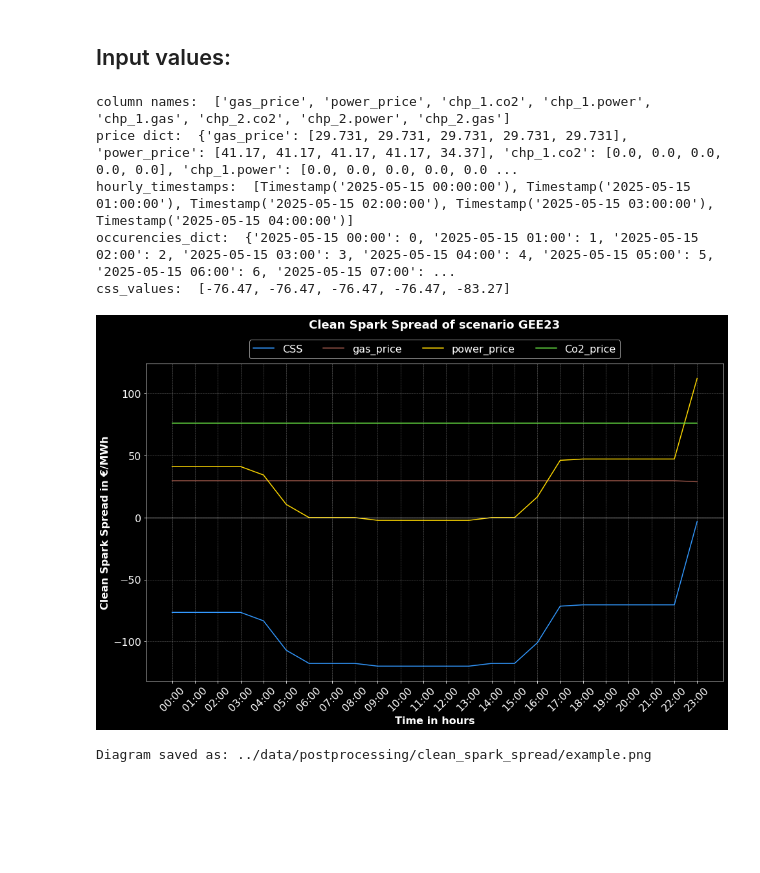
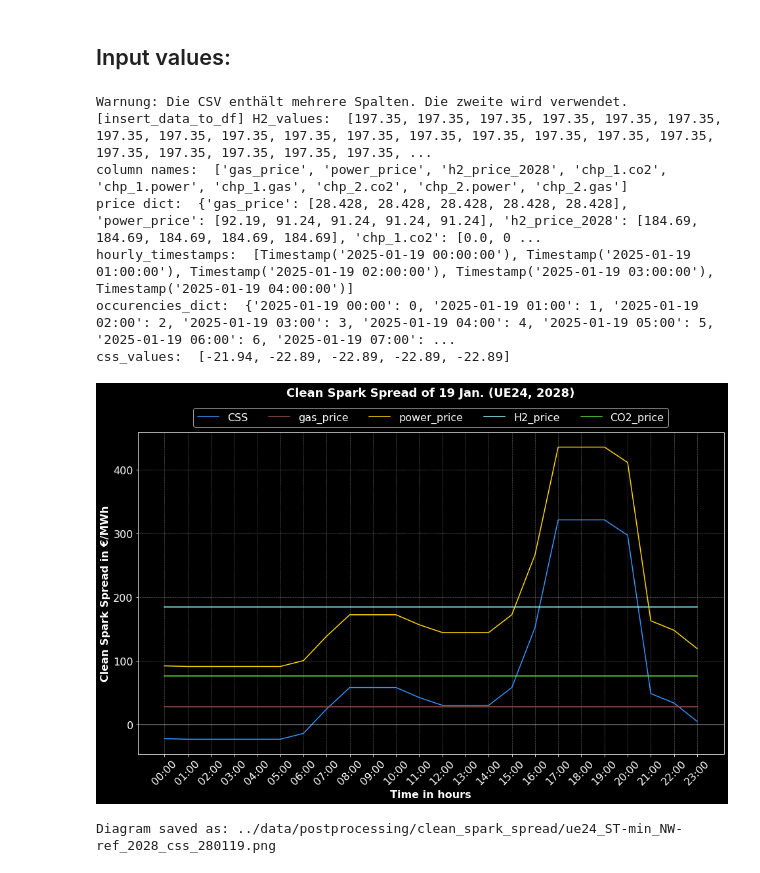
Before and after one commit to HTWK-Interconnected-Energy-Systems/BURN4H2, a Jupyter notebook: postprocessing/clean_spark_spread.ipynb, the cells around one changed output. Cells and saved outputs as stored; diff of their text form; code cells hidden in the pictures; blank space fills up the shorter version.

```diff
--- a/postprocessing/clean_spark_spread.ipynb
+++ b/postprocessing/clean_spark_spread.ipynb
@@ -481,21 +533,23 @@ def save_plot(
 # %%
 
 # 1 ! Definition Pathes, file and folder names for diagram:!
-filename = 'example.png'
+filename = 'ue24_ST-min_NW-ref_2028_css_280119.png'
 output_folder_name = 'clean_spark_spread'
 colors_filename = "assigned_colors.json"
-INPUT_PATH = '../data/output/gee23_ST-min_NW-ref_2028_output_cleaned.csv'
+INPUT_PATH = '../data/output/ue24_ST-min_NW-ref_2028/ue24_ST-min_NW-ref_2028_0h2_output.csv'
+H2_POWER_CSV_PATH = '../data/input/prices/ue24/h2_price_2028.csv'
 OUTPUT_PATH = '../data/postprocessing/' + output_folder_name
 
 # 2 ! time data: !
-start_time = "2025-05-15 00:00"
-end_time = "2025-05-15 23:00"
+start_time = "2025-01-19 00:00"
+end_time = "2025-01-19 23:00"
 granularity = 'hour'
 
 # 3 ! asset data: !
 my_assets = ('chp_1', 'chp_2') # only assets with co2 variable
 key_gas_price = 'gas_price' # from csv
 key_power_price = 'power_price' # from csv
+key_h2_price = 'h2_price_2028'
 
 # 4 ! Constant price parameter: !
 P_CO2 = 76 # € / t
@@ -504,6 +558,7 @@ ALPHA = 1.107
 BETA = 0.2016
 
 # 5 Plot constants:
+scenario_title = "19 Jan. (UE24, 2028)"
 title_size = 18
 fontsize = 16
 
@@ -522,7 +577,7 @@ colors_dict = {
         0.0,
         1.0
     ],
-    "Co2_price": [
+    "CO2_price": [
         0.3882352941,
         0.8470588235,
         0.2509803922,
@@ -533,14 +588,21 @@ colors_dict = {
         0.6,
         1.0,
         1.0
+    ],
+    "h2_price_2028": [
+        0.5960784314,
+        0.9607843137,
+        1.0,
+        1.0
     ]
 }
 # %%
 if __name__ == "__main__":
     #TODO: kürzen in Wrapper!
     input_csv = load_csv_results_in_df(input_path=INPUT_PATH)
+    df_adjusted = insert_data_to_df(input_df=input_csv, csv_filepath=H2_POWER_CSV_PATH)
     df_with_time = add_timestamp_and_filter(
-    input_df = input_csv,
+    input_df = df_adjusted,
     start_time = start_time,
     end_time = end_time,
     time_column = 'date'
@@ -550,7 +612,8 @@ if __name__ == "__main__":
     time_filtered_df = df_with_time,
     assets = my_assets,
     key_gas_price = key_gas_price,
-    key_power_price = key_power_price
+    key_power_price = key_power_price,
+    key_h2_price = key_h2_price
     )
     trimmed_price_dict = {key: value[:5] for key, value in price_dict.items()}
     print("price dict: ", trimmed_price_dict)
@@ -560,38 +623,42 @@ if __name__ == "__main__":
     )
     print("hourly_timestamps: ", hourly_timestamps[:5])
     print("occurencies_dict: ", occurencies_dict)
     css_values = calculate_css(
     price_dict = price_dict,
     key_gas_price = key_gas_price,
     key_electr_price = key_power_price,
     P_CO2=P_CO2,
     eta_el = ETA_EL,
     alpha = ALPHA,
     beta = BETA)
     print("css_values: ", css_values[:5])
     fig = plot_css(
     y_values = css_values,
     x_values = hourly_timestamps,
     granularity = granularity,
     x_axis_occurencies =occurencies_dict,
     title_size=title_size,
     fontsize = fontsize,
     colors_dict = colors_dict,
     other_cost_data = price_dict,
     key_gas_price = key_gas_price,
     key_power_price = key_power_price,
-    P_CO2 = P_CO2
+    key_h2_price=key_h2_price,
+    P_CO2 = P_CO2,
+    scenario_title=scenario_title
     )
 save_plot(
         fig=fig,
         output_path=OUTPUT_PATH,
         filename=filename
     )
 # %% [output]
-column names:  ['gas_price', 'power_price', 'chp_1.co2', 'chp_1.power', 'chp_1.gas', 'chp_2.co2', 'chp_2.power', 'chp_2.gas']
-price dict:  {'gas_price': [29.731, 29.731, 29.731, 29.731, 29.731], 'power_price': [41.17, 41.17, 41.17, 41.17, 34.37], 'chp_1.co2': [0.0, 0.0, 0.0, 0.0, 0.0], 'chp_1.power': [0.0, 0.0, 0.0, 0.0, 0.0 ...
-hourly_timestamps:  [Timestamp('2025-05-15 00:00:00'), Timestamp('2025-05-15 01:00:00'), Timestamp('2025-05-15 02:00:00'), Timestamp('2025-05-15 03:00:00'), Timestamp('2025-05-15 04:00:00')]
-occurencies_dict:  {'2025-05-15 00:00': 0, '2025-05-15 01:00': 1, '2025-05-15 02:00': 2, '2025-05-15 03:00': 3, '2025-05-15 04:00': 4, '2025-05-15 05:00': 5, '2025-05-15 06:00': 6, '2025-05-15 07:00': ...
-css_values:  [-76.47, -76.47, -76.47, -76.47, -83.27]
+Warnung: Die CSV enthält mehrere Spalten. Die zweite wird verwendet.
+[insert_data_to_df] H2_values:  [197.35, 197.35, 197.35, 197.35, 197.35, 197.35, 197.35, 197.35, 197.35, 197.35, 197.35, 197.35, 197.35, 197.35, 197.35, 197.35, 197.35, 197.35, 197.35, 197.35, 197.35, ...
+column names:  ['gas_price', 'power_price', 'h2_price_2028', 'chp_1.co2', 'chp_1.power', 'chp_1.gas', 'chp_2.co2', 'chp_2.power', 'chp_2.gas']
+price dict:  {'gas_price': [28.428, 28.428, 28.428, 28.428, 28.428], 'power_price': [92.19, 91.24, 91.24, 91.24, 91.24], 'h2_price_2028': [184.69, 184.69, 184.69, 184.69, 184.69], 'chp_1.co2': [0.0, 0 ...
+hourly_timestamps:  [Timestamp('2025-01-19 00:00:00'), Timestamp('2025-01-19 01:00:00'), Timestamp('2025-01-19 02:00:00'), Timestamp('2025-01-19 03:00:00'), Timestamp('2025-01-19 04:00:00')]
+occurencies_dict:  {'2025-01-19 00:00': 0, '2025-01-19 01:00': 1, '2025-01-19 02:00': 2, '2025-01-19 03:00': 3, '2025-01-19 04:00': 4, '2025-01-19 05:00': 5, '2025-01-19 06:00': 6, '2025-01-19 07:00': ...
+css_values:  [-21.94, -22.89, -22.89, -22.89, -22.89]
-[figure, old version]
+[figure, new version]
-Diagram saved as: ../data/postprocessing/clean_spark_spread/example.png
+Diagram saved as: ../data/postprocessing/clean_spark_spread/ue24_ST-min_NW-ref_2028_css_280119.png
```
Also changed, not shown: parts of 3 cells of this notebook, 11 other files.
